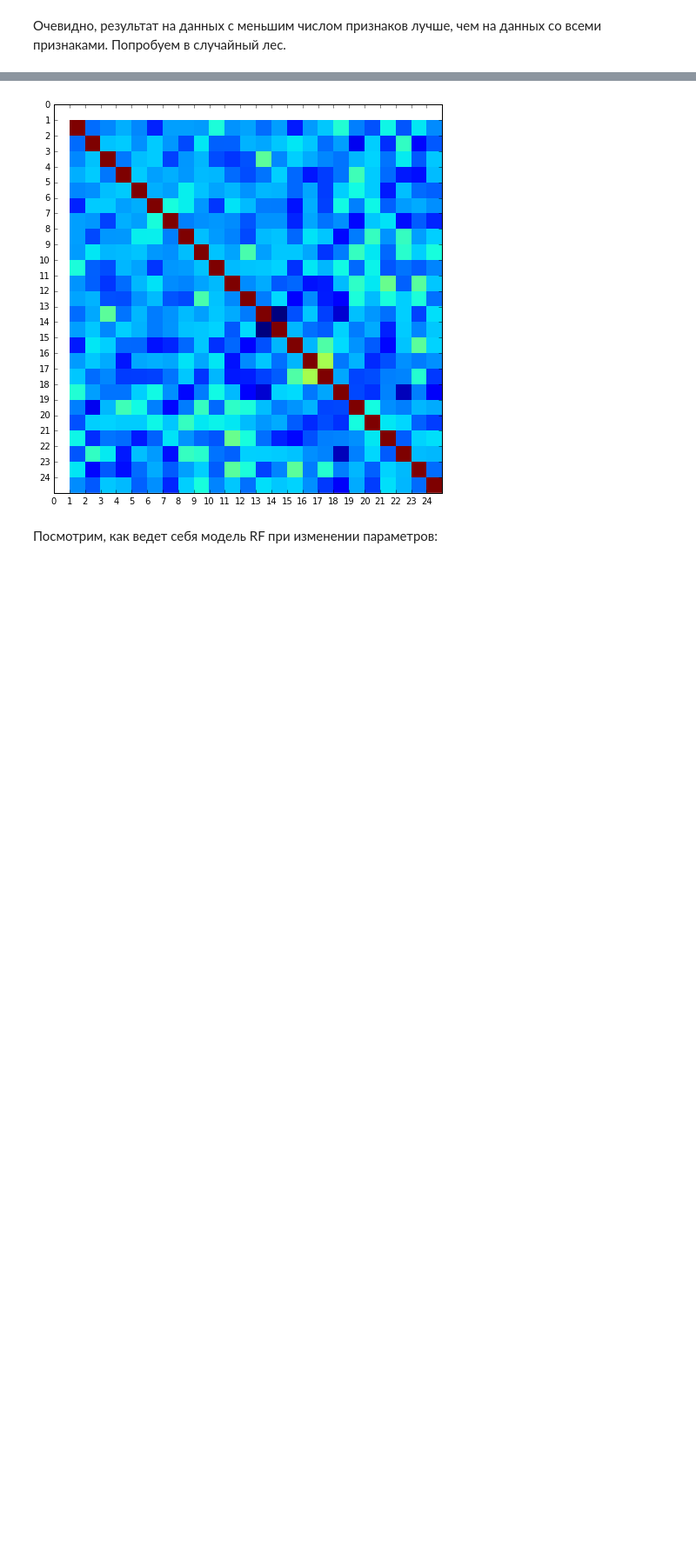
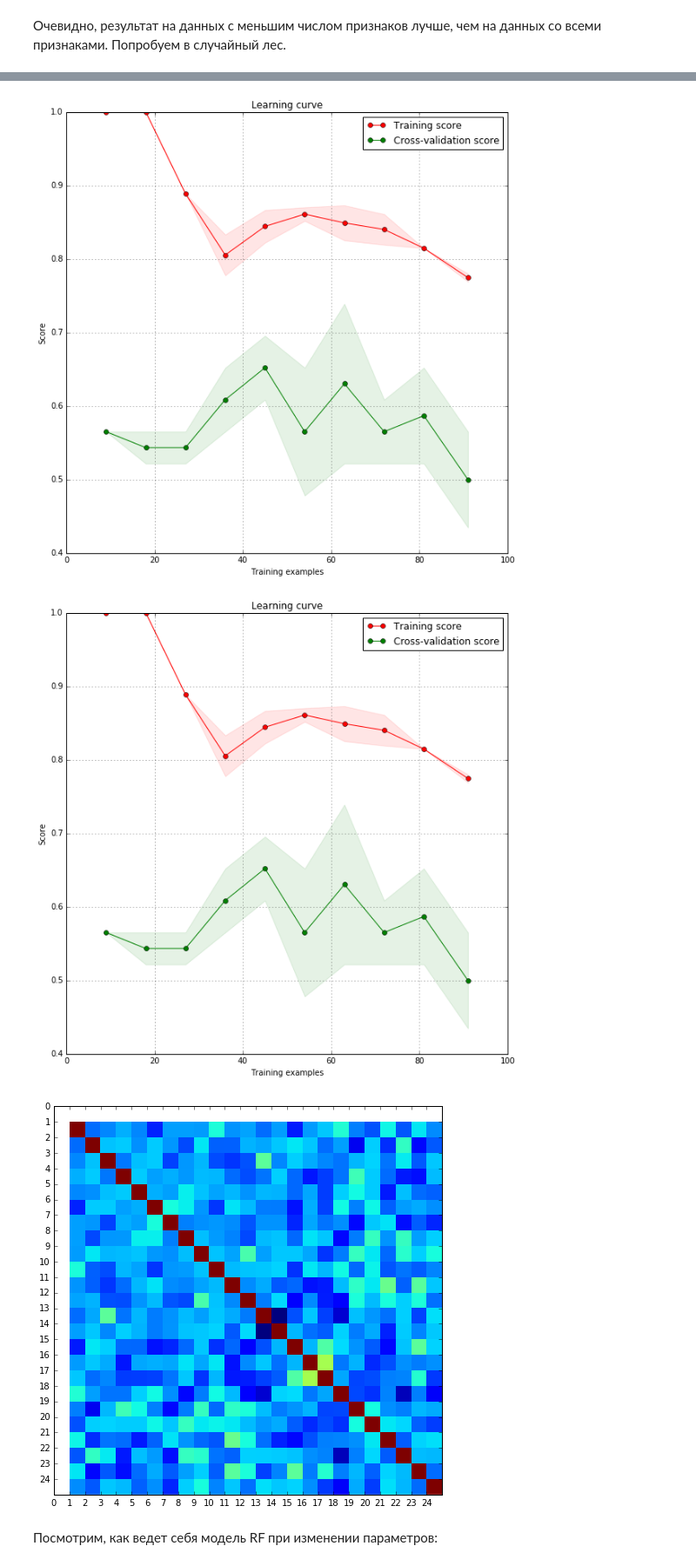
Before and after one commit to coffman21/d, a Jupyter notebook: d.ipynb, the cells around one changed output, grey strips where cells are left out. Shown at 87% size. Drawn from its saved outputs; the diff is of its cells as text; code cells hidden in the pictures; blank space fills up the shorter version.

```diff
--- a/d.ipynb
+++ b/d.ipynb
@@ -145,3 +210,10 @@ avg / total       0.77      0.76      0.75        29
+# %%
+cv = StratifiedShuffleSplit(n_splits=2, test_size=0.2, random_state=42)
+learning_curve_model(Xc_train, yc_train, rf_tuned, cv, np.linspace(0.1, 1.0, 10))
+plt.show()
+# %% [output]
+[figure, added]
+[figure, added]
 # %%
 data.corr()
 figure = plt.figure(figsize=(8, 8))
```
Also changed, not shown: parts of 15 cells of this notebook, 1 other file.
